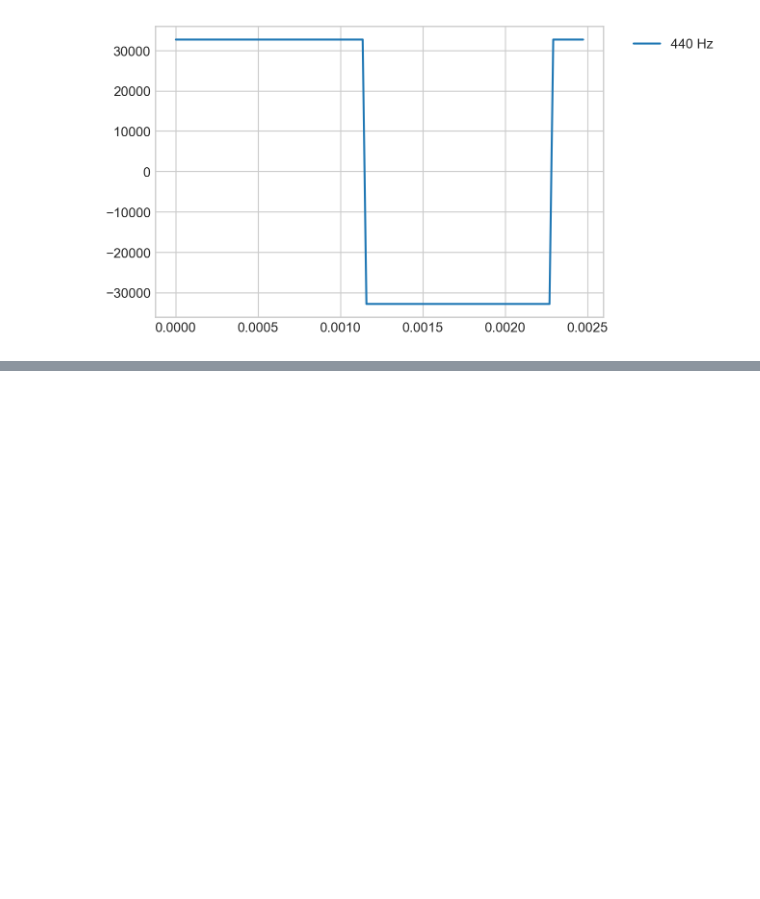
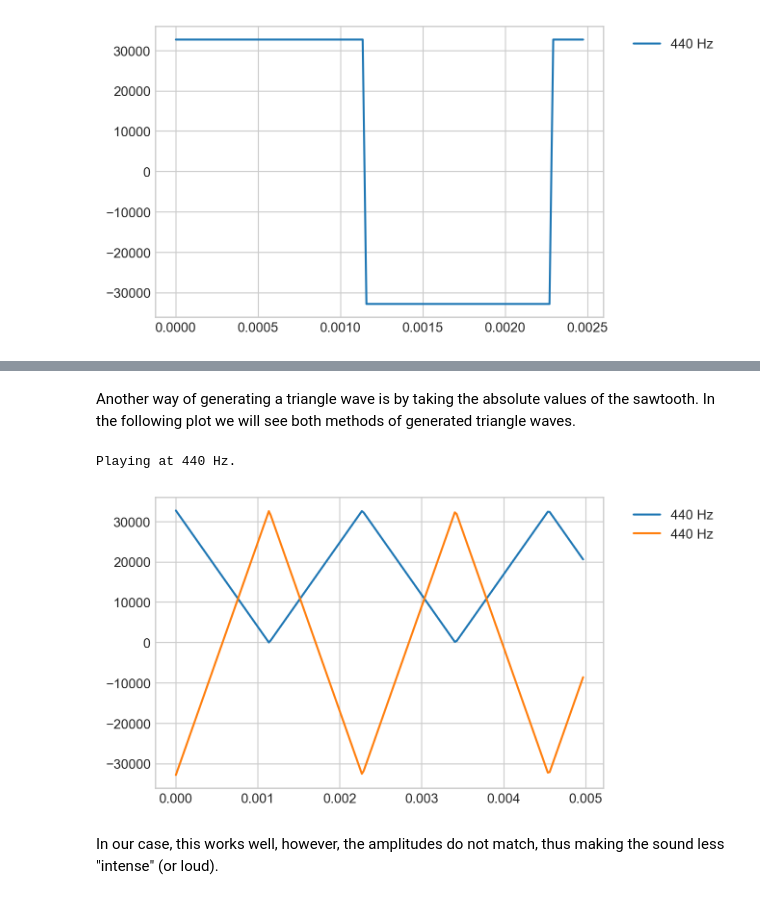
Before and after one commit to nsiicm0/HSLU-PRA, a Jupyter notebook: WK1/Submission.ipynb, the cells around one changed output, grey strips where cells are left out. Cells and saved outputs as stored; diff of their text form; code cells hidden in the pictures; blank space fills up the shorter version.

```diff
--- a/WK1/Submission.ipynb
+++ b/WK1/Submission.ipynb
@@ -264,0 +229,9 @@ This looks good. There are many more shapes that can be computed such as sawtoot
+# %% [markdown]
+Another way of generating a triangle wave is by taking the absolute values of the sawtooth. In the following plot we will see both methods of generated triangle waves.
+# %%
+play_simple_sounds([440], modfun=[lambda x: np.abs(signal.sawtooth(x)), lambda x: signal.sawtooth(x,0.5)], plot_window_size_nth=200)
+# %% [output]
+Playing at 440 Hz.
+[figure, added]
+# %% [markdown]
+In our case, this works well, however, the amplitudes do not match, thus making the sound less "intense" (or loud).
```
Also changed, not shown: parts of 11 cells of this notebook, 1 other file.
